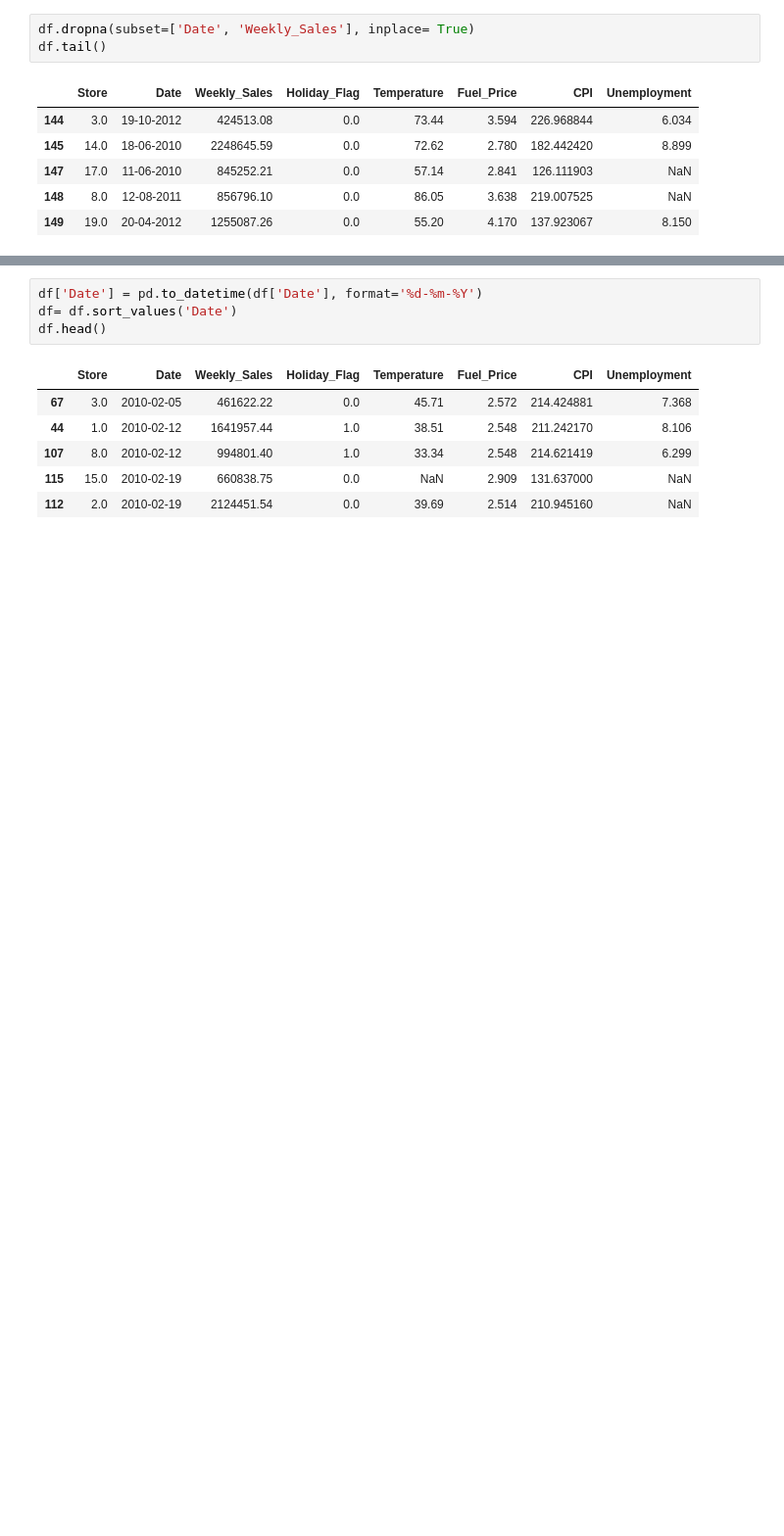
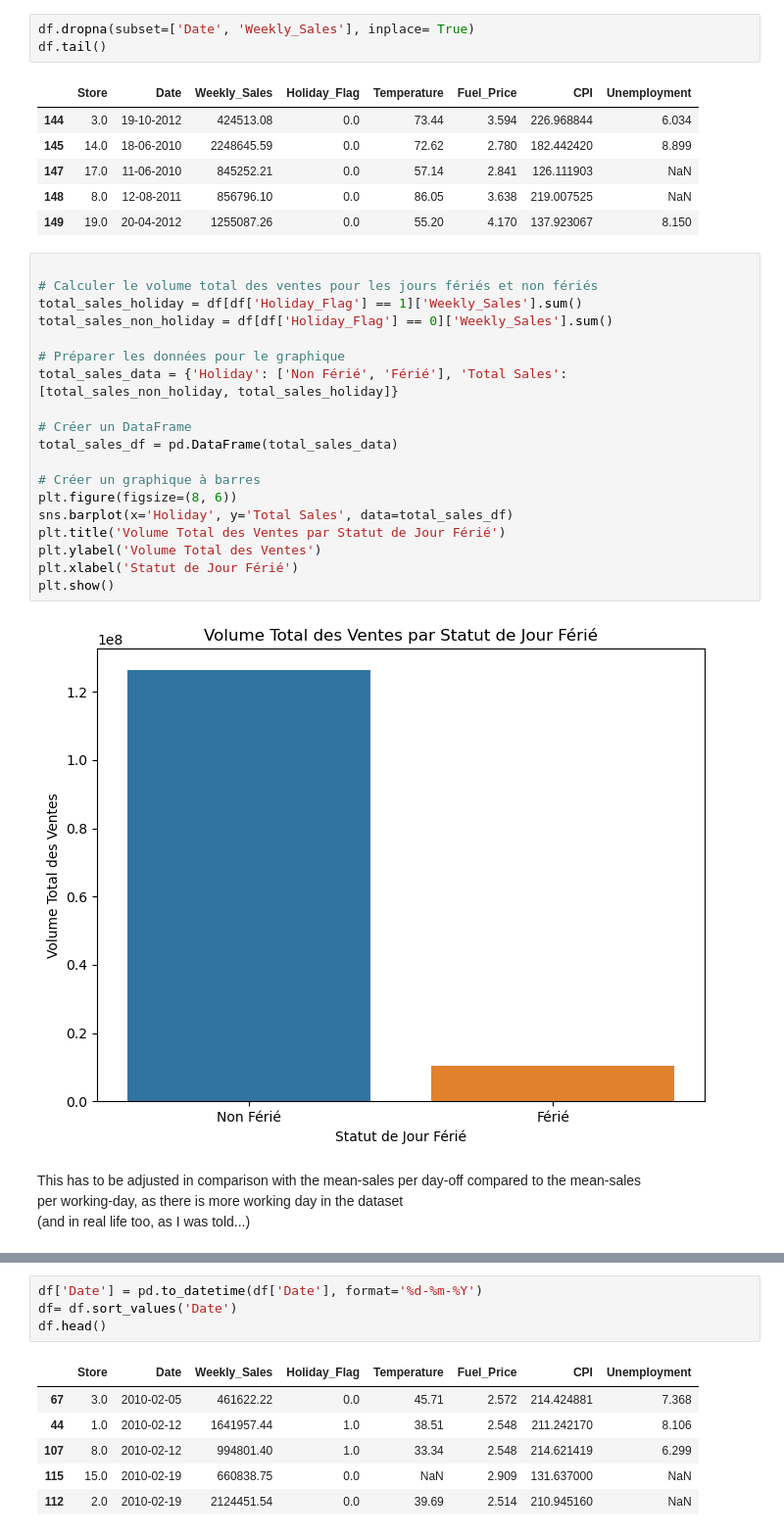
Before and after one commit to StephaneDustin/StephaneDustin, a Jupyter notebook: Jedha/Project_Walmart - Copie/Walmart_final.ipynb, the cells around one changed output, grey strips where cells are left out. Shown at 98% size. Saved outputs shown, nothing was run; the diff lists cells and outputs as text; blank space fills up the shorter version.

```diff
--- a/Jedha/Project_Walmart - Copie/Walmart_final.ipynb
+++ b/Jedha/Project_Walmart - Copie/Walmart_final.ipynb
@@ -160,3 +181,28 @@ df.tail()
 | 147 | 17.0 | 11-06-2010 | 845252.21 | 0.0 | 57.14 | 2.841 | 126.111903 | NaN |
 | 148 | 8.0 | 12-08-2011 | 856796.10 | 0.0 | 86.05 | 3.638 | 219.007525 | NaN |
 | 149 | 19.0 | 20-04-2012 | 1255087.26 | 0.0 | 55.20 | 4.170 | 137.923067 | 8.150 |
+# %%
+
+# Calculer le volume total des ventes pour les jours fériés et non fériés
+total_sales_holiday = df[df['Holiday_Flag'] == 1]['Weekly_Sales'].sum()
+total_sales_non_holiday = df[df['Holiday_Flag'] == 0]['Weekly_Sales'].sum()
+
+# Préparer les données pour le graphique
+total_sales_data = {'Holiday': ['Non Férié', 'Férié'], 'Total Sales': [total_sales_non_holiday, total_sales_holiday]}
+
+# Créer un DataFrame
+total_sales_df = pd.DataFrame(total_sales_data)
+
+# Créer un graphique à barres
+plt.figure(figsize=(8, 6))
+sns.barplot(x='Holiday', y='Total Sales', data=total_sales_df)
+plt.title('Volume Total des Ventes par Statut de Jour Férié')
+plt.ylabel('Volume Total des Ventes')
+plt.xlabel('Statut de Jour Férié')
+plt.show()
+# %% [output]
+[figure, added]
+# %% [markdown]
+This has to be adjusted in comparison with the mean-sales per day-off compared to the mean-sales
+per working-day, as there is more working day in the dataset
+(and in real life too, as I was told...)
```
Also changed, not shown: parts of 10 cells of this notebook.
